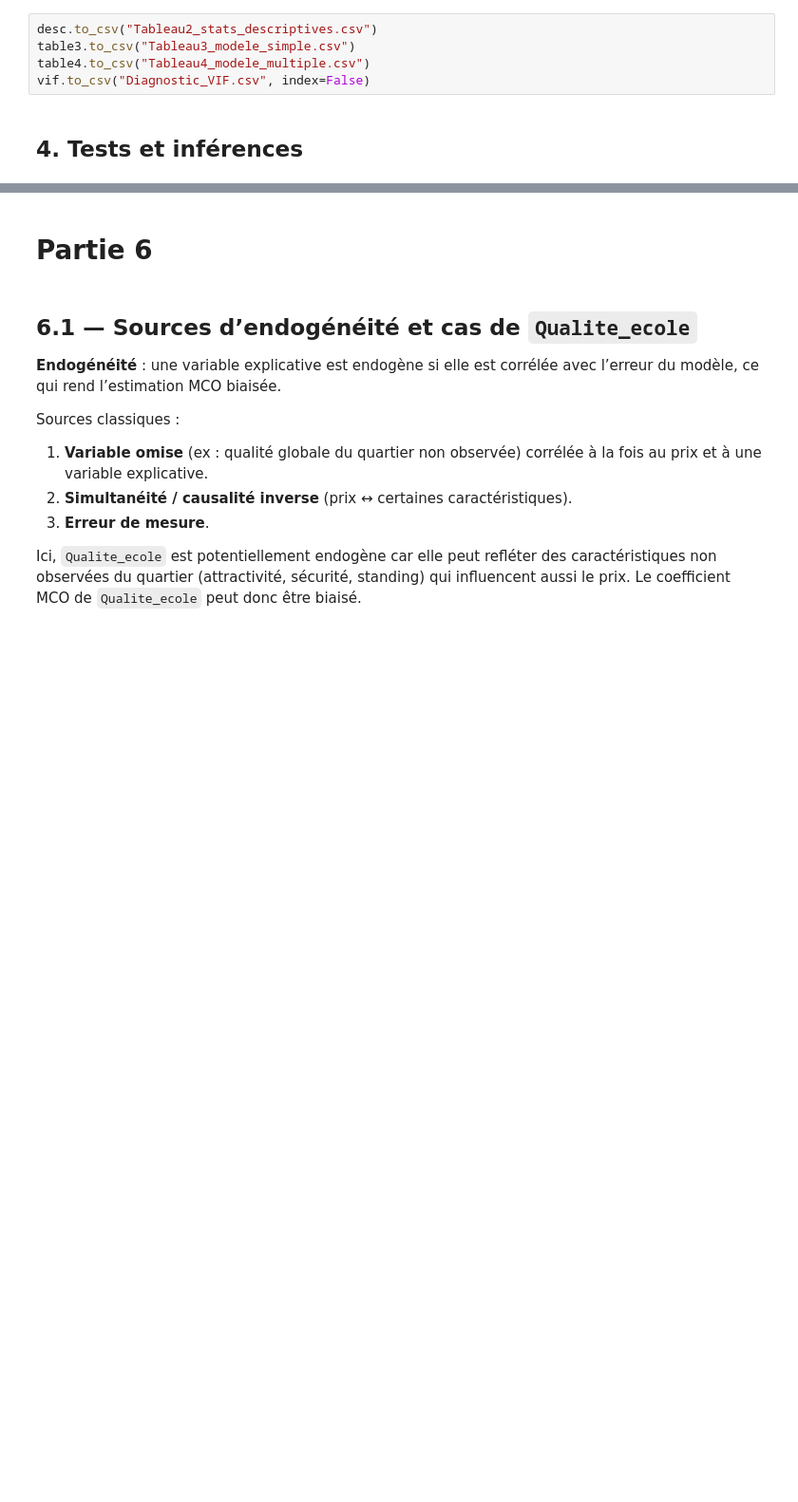
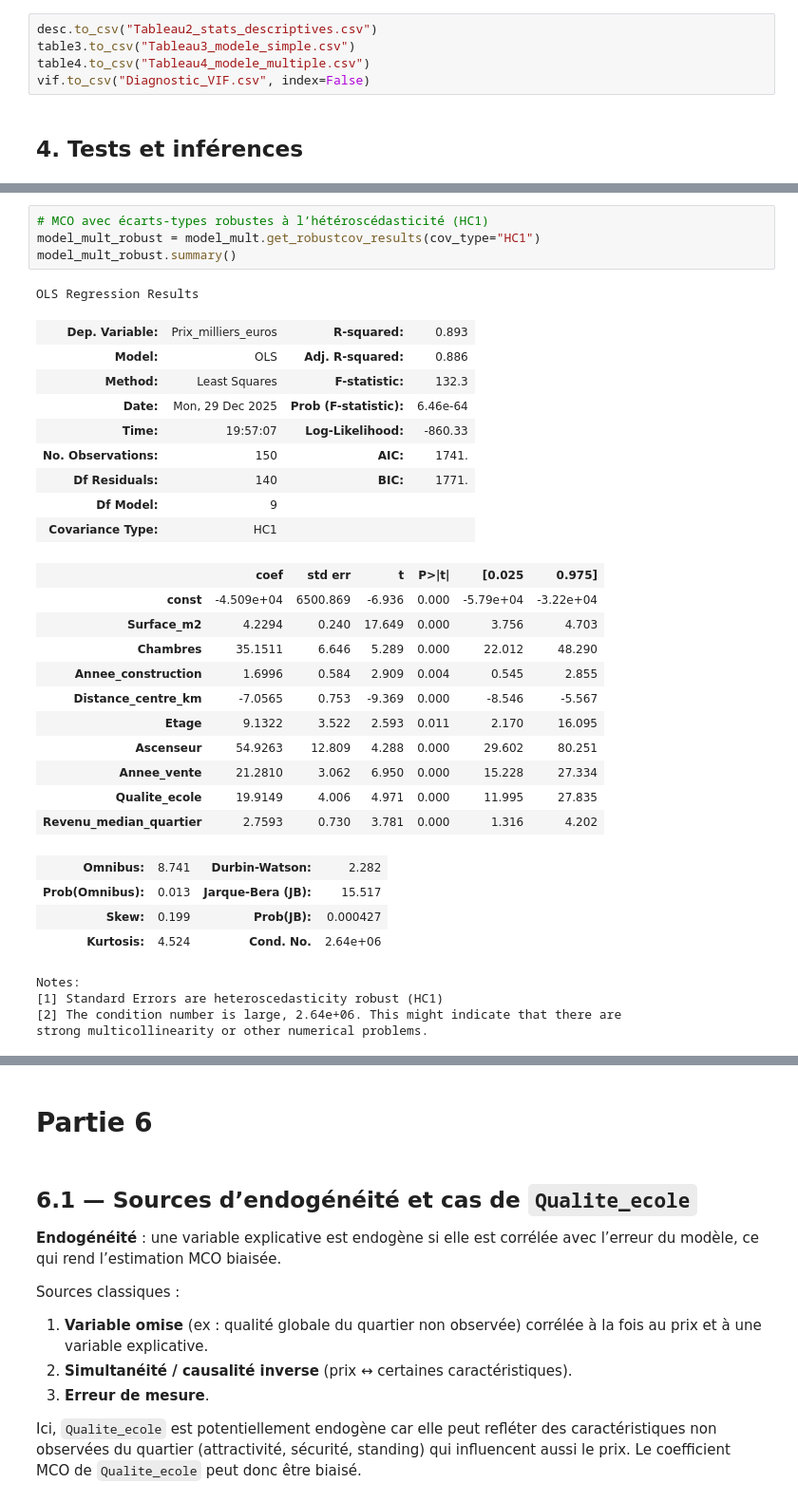
Before and after one commit to SIVAYANAMAPeraveena/Statistique, a Jupyter notebook: notebook.ipynb, the cells around one changed output, grey strips where cells are left out. Shown at 95% size. Saved outputs shown, nothing was run; the diff lists cells and outputs as text; blank space fills up the shorter version.

```diff
--- a/notebook.ipynb
+++ b/notebook.ipynb
@@ -705,0 +938,34 @@ p-value (one-sided, H1: beta < 0) = 7.068721187320534e-18
+# %%
+# MCO avec écarts-types robustes à l’hétéroscédasticité (HC1)
+model_mult_robust = model_mult.get_robustcov_results(cov_type="HC1")
+model_mult_robust.summary()
+# %% [output]
+OLS Regression Results
+| Dep. Variable: | Prix_milliers_euros | R-squared: | 0.893 |
+| Model: | OLS | Adj. R-squared: | 0.886 |
+| Method: | Least Squares | F-statistic: | 132.3 |
+| Date: | Mon, 29 Dec 2025 | Prob (F-statistic): | 6.46e-64 |
+| Time: | 19:57:07 | Log-Likelihood: | -860.33 |
+| No. Observations: | 150 | AIC: | 1741. |
+| Df Residuals: | 140 | BIC: | 1771. |
+| Df Model: | 9 |  |  |
+| Covariance Type: | HC1 |  |  |
+|  | coef | std err | t | P>|t| | [0.025 | 0.975] |
+| const | -4.509e+04 | 6500.869 | -6.936 | 0.000 | -5.79e+04 | -3.22e+04 |
+| Surface_m2 | 4.2294 | 0.240 | 17.649 | 0.000 | 3.756 | 4.703 |
+| Chambres | 35.1511 | 6.646 | 5.289 | 0.000 | 22.012 | 48.290 |
+| Annee_construction | 1.6996 | 0.584 | 2.909 | 0.004 | 0.545 | 2.855 |
+| Distance_centre_km | -7.0565 | 0.753 | -9.369 | 0.000 | -8.546 | -5.567 |
+| Etage | 9.1322 | 3.522 | 2.593 | 0.011 | 2.170 | 16.095 |
+| Ascenseur | 54.9263 | 12.809 | 4.288 | 0.000 | 29.602 | 80.251 |
+| Annee_vente | 21.2810 | 3.062 | 6.950 | 0.000 | 15.228 | 27.334 |
+| Qualite_ecole | 19.9149 | 4.006 | 4.971 | 0.000 | 11.995 | 27.835 |
+| Revenu_median_quartier | 2.7593 | 0.730 | 3.781 | 0.000 | 1.316 | 4.202 |
+| Omnibus: | 8.741 | Durbin-Watson: | 2.282 |
+| Prob(Omnibus): | 0.013 | Jarque-Bera (JB): | 15.517 |
+| Skew: | 0.199 | Prob(JB): | 0.000427 |
+| Kurtosis: | 4.524 | Cond. No. | 2.64e+06 |
+Notes:
+[1] Standard Errors are heteroscedasticity robust (HC1)
+[2] The condition number is large, 2.64e+06. This might indicate that there are
+strong multicollinearity or other numerical problems.
```
Also changed, not shown: parts of 61 cells of this notebook.
